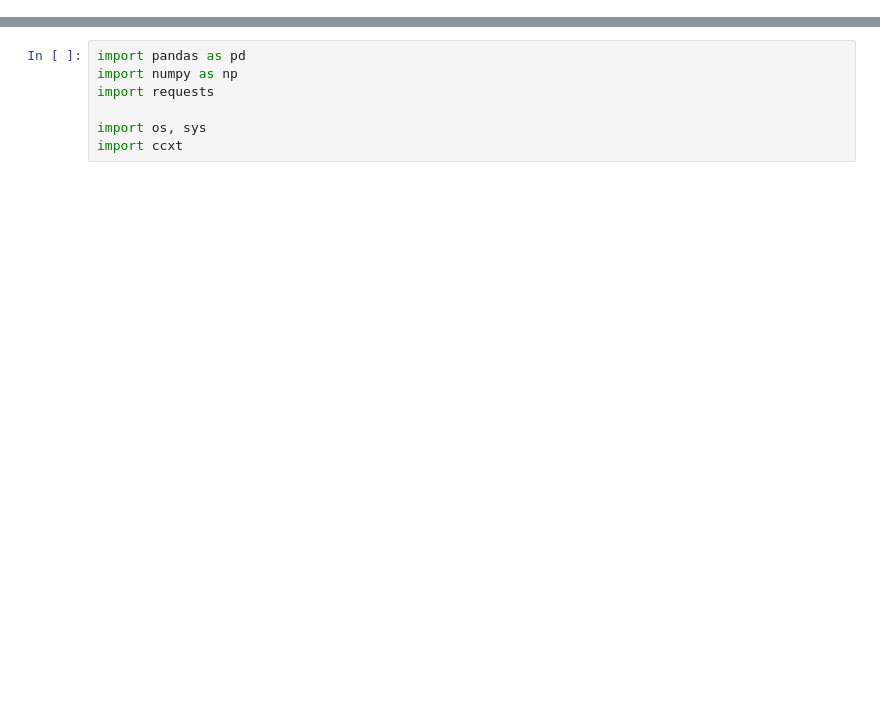
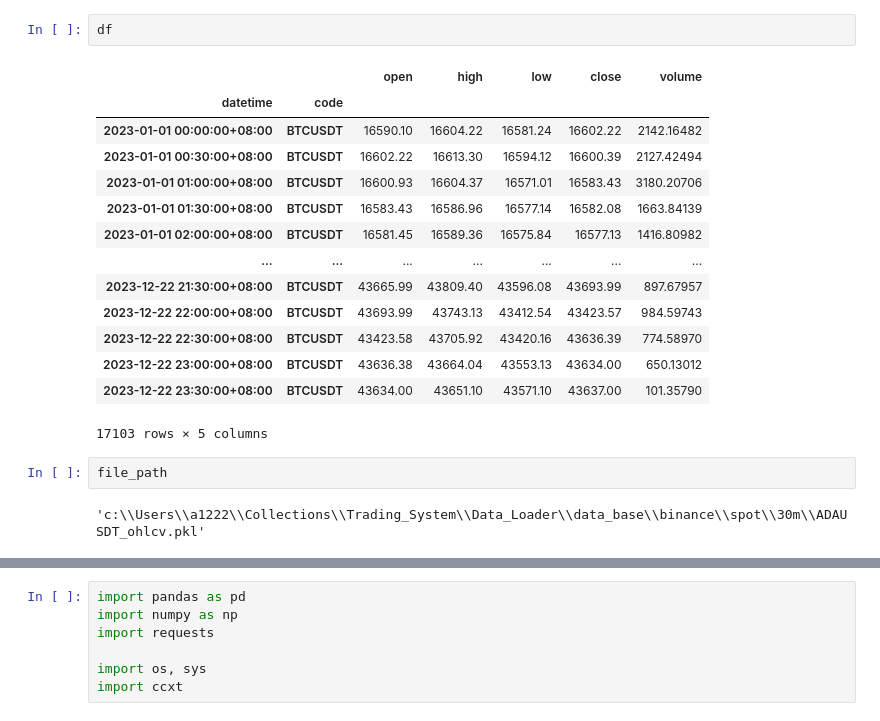
Before and after one commit to Hottari/Trading_System, a Jupyter notebook: Data_Loader/test.ipynb, the cells around one changed output, grey strips where cells are left out. Drawn from its saved outputs; the diff is of its cells as text; blank space fills up the shorter version.

```diff
--- a/Data_Loader/test.ipynb
+++ b/Data_Loader/test.ipynb
@@ -0,0 +122,21 @@
+# %%
+df
+# %% [output]
+|  |  | open | high | low | close | volume |
+| datetime | code |  |  |  |  |  |
+| 2023-01-01 00:00:00+08:00 | BTCUSDT | 16590.10 | 16604.22 | 16581.24 | 16602.22 | 2142.16482 |
+| 2023-01-01 00:30:00+08:00 | BTCUSDT | 16602.22 | 16613.30 | 16594.12 | 16600.39 | 2127.42494 |
+| 2023-01-01 01:00:00+08:00 | BTCUSDT | 16600.93 | 16604.37 | 16571.01 | 16583.43 | 3180.20706 |
+| 2023-01-01 01:30:00+08:00 | BTCUSDT | 16583.43 | 16586.96 | 16577.14 | 16582.08 | 1663.84139 |
+| 2023-01-01 02:00:00+08:00 | BTCUSDT | 16581.45 | 16589.36 | 16575.84 | 16577.13 | 1416.80982 |
+| ... | ... | ... | ... | ... | ... | ... |
+| 2023-12-22 21:30:00+08:00 | BTCUSDT | 43665.99 | 43809.40 | 43596.08 | 43693.99 | 897.67957 |
+| 2023-12-22 22:00:00+08:00 | BTCUSDT | 43693.99 | 43743.13 | 43412.54 | 43423.57 | 984.59743 |
+| 2023-12-22 22:30:00+08:00 | BTCUSDT | 43423.58 | 43705.92 | 43420.16 | 43636.39 | 774.58970 |
+| 2023-12-22 23:00:00+08:00 | BTCUSDT | 43636.38 | 43664.04 | 43553.13 | 43634.00 | 650.13012 |
+| 2023-12-22 23:30:00+08:00 | BTCUSDT | 43634.00 | 43651.10 | 43571.10 | 43637.00 | 101.35790 |
+17103 rows × 5 columns
+# %%
+file_path
+# %% [output]
+'c:\\Users\\a1222\\Collections\\Trading_System\\Data_Loader\\data_base\\binance\\spot\\30m\\ADAUSDT_ohlcv.pkl'
```
Also changed, not shown: parts of 13 cells of this notebook, 4 other files.
